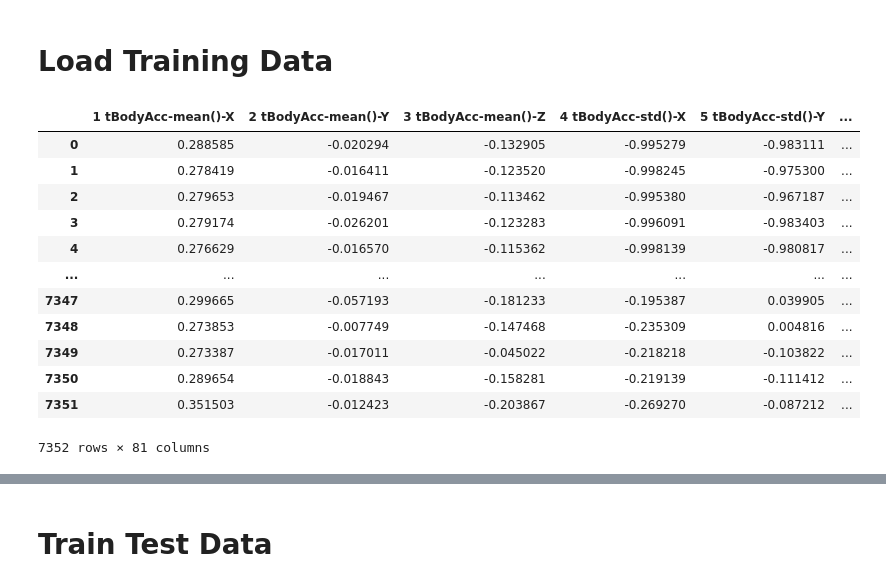
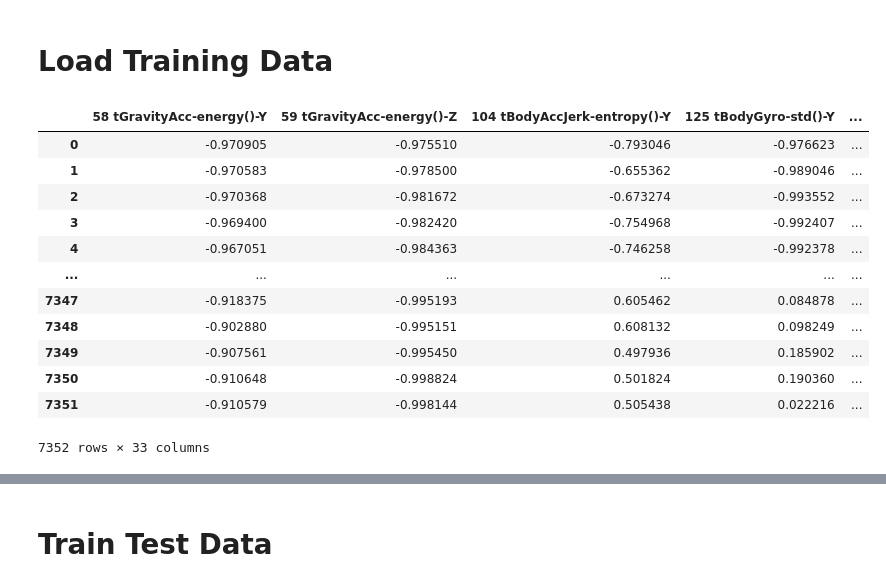
Before and after one commit to deoliveirajoshua/REU2021-human-context-recognition, a Jupyter notebook: UCI_data/models/UCI Data 3 Users.ipynb, the cells around one changed output, grey strips where cells are left out. Drawn from its saved outputs; the diff is of its cells as text; code cells hidden in the pictures.

```diff
--- a/UCI_data/models/UCI Data 3 Users.ipynb
+++ b/UCI_data/models/UCI Data 3 Users.ipynb
@@ -7,39 +7,53 @@ import torch.optim as optim
 import torch
 from sklearn import metrics
 from sklearn.model_selection import train_test_split
+# %%
+sub_features = ['58 tGravityAcc-energy()-Y', '59 tGravityAcc-energy()-Z', '104 tBodyAccJerk-entropy()-Y', '125 tBodyGyro-std()-Y',
+ '128 tBodyGyro-mad()-Y', '132 tBodyGyro-max()-Z', '134 tBodyGyro-min()-Y','138 tBodyGyro-energy()-Y', '141 tBodyGyro-iqr()-Y',
+ '167 tBodyGyroJerk-mad()-X','168 tBodyGyroJerk-mad()-Y','177 tBodyGyroJerk-energy()-X', '181 tBodyGyroJerk-iqr()-Y',
+ '475 fBodyGyro-bandsEnergy()-1,8', '484 fBodyGyro-bandsEnergy()-17,32','487 fBodyGyro-bandsEnergy()-1,24']
+
+act_features = ['4 tBodyAcc-std()-X', '7 tBodyAcc-mad()-X', '10 tBodyAcc-max()-X', '17 tBodyAcc-energy()-X', '202 tBodyAccMag-std()',
+ '204 tBodyAccMag-max()', '215 tGravityAccMag-std()', '217 tGravityAccMag-max()', '269 fBodyAcc-std()-X', '275 fBodyAcc-max()-X',
+ '282 fBodyAcc-energy()-X', '286 fBodyAcc-iqr()-Y', '303 fBodyAcc-bandsEnergy()-1,8', '315 fBodyAcc-bandsEnergy()-1,24',
+ '368 fBodyAccJerk-entropy()-Y', '390 fBodyAccJerk-bandsEnergy()-1,16']
 # %%
 train_names = pd.read_csv('../data/features.txt', delimiter = '\n', header = None)
 train_column_names = train_names.values.tolist()
 train_column_names = [k for row in train_column_names for k in row]
 
 train_data = pd.read_csv('../data/X_train.txt', delim_whitespace = True, header = None)
 train_data.columns = train_column_names
 
 ### Single dataframe column
 
 y_train = pd.read_csv('../data/subject_train.txt', header = None)
 y_train.columns = ['Subject']
 
-X_train_1 = train_data.loc[:,'1 tBodyAcc-mean()-X':'40 tBodyAcc-correlation()-Y,Z']
-X_train_2 = train_data.loc[:,'81 tBodyAccJerk-mean()-X':'120 tBodyAccJerk-correlation()-Y,Z']
+X_train_1 = train_data[sub_features]
+X_train_2 = train_data[act_features]
 X_train = pd.concat([X_train_1, X_train_2], axis = 1)
+
+# X_train_1 = train_data.loc[:,'1 tBodyAcc-mean()-X':'40 tBodyAcc-correlation()-Y,Z']
+# X_train_2 = train_data.loc[:,'81 tBodyAccJerk-mean()-X':'160 tBodyGyro-correlation()-Y,Z']
+# X_train = pd.concat([X_train_1, X_train_2], axis = 1)
 
 X_train = pd.concat([X_train, y_train], axis = 1)
 X_train
 # %% [output]
-|  | 1 tBodyAcc-mean()-X | 2 tBodyAcc-mean()-Y | 3 tBodyAcc-mean()-Z | 4 tBodyAcc-std()-X | 5 tBodyAcc-std()-Y | ... |
-| 0 | 0.288585 | -0.020294 | -0.132905 | -0.995279 | -0.983111 | ... |
-| 1 | 0.278419 | -0.016411 | -0.123520 | -0.998245 | -0.975300 | ... |
-| 2 | 0.279653 | -0.019467 | -0.113462 | -0.995380 | -0.967187 | ... |
-| 3 | 0.279174 | -0.026201 | -0.123283 | -0.996091 | -0.983403 | ... |
-| 4 | 0.276629 | -0.016570 | -0.115362 | -0.998139 | -0.980817 | ... |
-| ... | ... | ... | ... | ... | ... | ... |
-| 7347 | 0.299665 | -0.057193 | -0.181233 | -0.195387 | 0.039905 | ... |
-| 7348 | 0.273853 | -0.007749 | -0.147468 | -0.235309 | 0.004816 | ... |
-| 7349 | 0.273387 | -0.017011 | -0.045022 | -0.218218 | -0.103822 | ... |
-| 7350 | 0.289654 | -0.018843 | -0.158281 | -0.219139 | -0.111412 | ... |
-| 7351 | 0.351503 | -0.012423 | -0.203867 | -0.269270 | -0.087212 | ... |
+|  | 58 tGravityAcc-energy()-Y | 59 tGravityAcc-energy()-Z | 104 tBodyAccJerk-entropy()-Y | 125 tBodyGyro-std()-Y | ... |
+| 0 | -0.970905 | -0.975510 | -0.793046 | -0.976623 | ... |
+| 1 | -0.970583 | -0.978500 | -0.655362 | -0.989046 | ... |
+| 2 | -0.970368 | -0.981672 | -0.673274 | -0.993552 | ... |
+| 3 | -0.969400 | -0.982420 | -0.754968 | -0.992407 | ... |
+| 4 | -0.967051 | -0.984363 | -0.746258 | -0.992378 | ... |
+| ... | ... | ... | ... | ... | ... |
+| 7347 | -0.918375 | -0.995193 | 0.605462 | 0.084878 | ... |
+| 7348 | -0.902880 | -0.995151 | 0.608132 | 0.098249 | ... |
+| 7349 | -0.907561 | -0.995450 | 0.497936 | 0.185902 | ... |
+| 7350 | -0.910648 | -0.998824 | 0.501824 | 0.190360 | ... |
+| 7351 | -0.910579 | -0.998144 | 0.505438 | 0.022216 | ... |
-7352 rows × 81 columns
+7352 rows × 33 columns
 # %%
 X_train = X_train[(X_train['Subject'] == 1) | (X_train['Subject'] == 3) | (X_train['Subject'] == 5)]
 X_train = X_train.iloc[:,:-1].values
```
Also changed, not shown: parts of 5 cells of this notebook, 9 other files.
